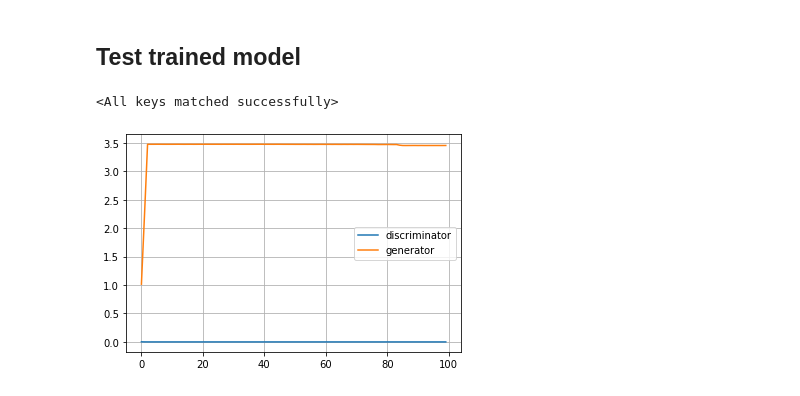
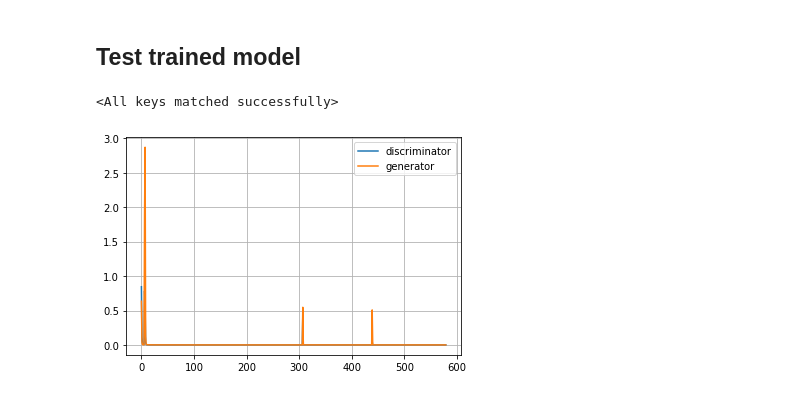
Before and after one commit to arthurviens/genmodel-DCGAN, a Jupyter notebook: gan.ipynb, the cells around one changed output. Cells and saved outputs as stored; diff of their text form; code cells hidden in the pictures.

```diff
--- a/gan.ipynb
+++ b/gan.ipynb
@@ -37,16 +43,16 @@ Loaded image shape in tensor: torch.Size([16, 3, 224, 224])
 ## Test trained model
 # %%
 import pandas as pd
-fichier = "res-gan"
+fichier = "res-gan-2"
 
 
 model = Generator(z_dim).to(device)
 losses = pd.read_csv(f"saved_models/{fichier}.csv")
 plt.plot(losses.index, losses["discriminator"], label = "discriminator")
 plt.plot(losses.index, losses["generator"], label = "generator")
 plt.legend()
 plt.grid()
 model.load_state_dict(torch.load(f"saved_models/{fichier}_generator.sav"))
 # %% [output]
 <All keys matched successfully>
-[figure, old version]
+[figure, new version]
```
Also changed, not shown: parts of 5 cells of this notebook, 5 other files.
